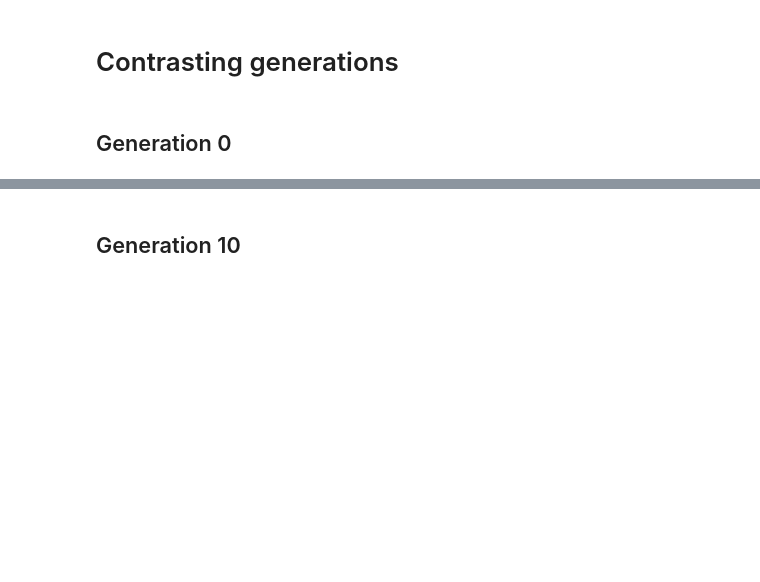
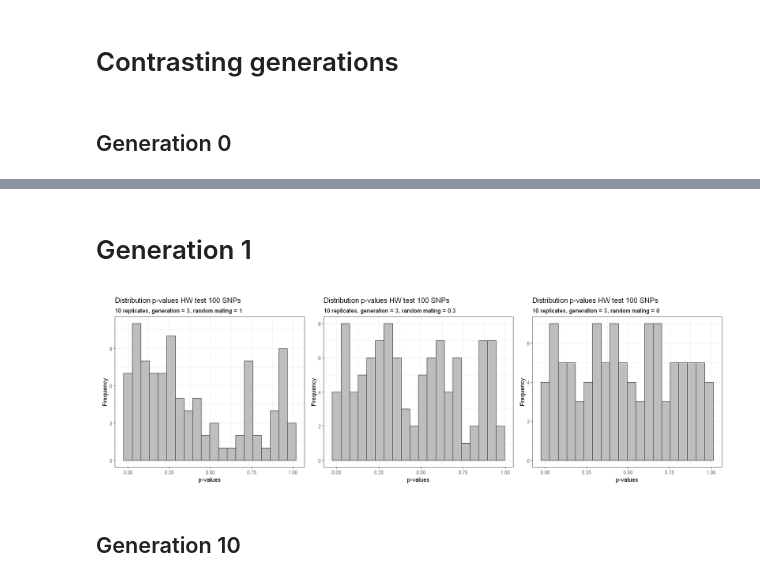
Before and after one commit to sdaza/obesity-dem-heritability, a Jupyter notebook: notebooks/testing-hw-snp-simulation.ipynb, the cells around one changed output, grey strips where cells are left out. Cells and saved outputs as stored; diff of their text form; code cells hidden in the pictures; blank space fills up the shorter version.

```diff
--- a/notebooks/testing-hw-snp-simulation.ipynb
+++ b/notebooks/testing-hw-snp-simulation.ipynb
@@ -131,3 +130,25 @@ wrap_plots(plots)
+# %% [markdown]
+# Generation 1
+# %%
+check_generation = 3
+pvalues1rm0 = getHWsnps(df[generation == check_generation &  random_mating == 0])
+pvalues1rm03 = getHWsnps(df[generation == check_generation &  random_mating == 0.3])
+pvalues1rm1 = getHWsnps(df[generation == check_generation &  random_mating == 1])
+
+
+plots = list()
+vars = c("pvalues1rm1", "pvalues1rm03", "pvalues1rm0")
+values =  c(1, 0.3, 0)
+for (i in 1:3) {
+plots[[i]] = ggplot(data.table(pvalues = get(vars[i])), aes(pvalues)) +
+    geom_histogram(bins = 20, fill="grey", colour="black") + theme_bw() +
+    labs(x = "p-values", y = "Frequency",
+        title = "Distribution p-values HW test 100 SNPs",
+        subtitle = paste0(nrep, " replicates, generation = ", check_generation, ", random mating = ", values[i]))
+}
+wrap_plots(plots)
+# %% [output]
+[figure, added]
 # %% [markdown]
 ## Generation 10
 # %%
```
Also changed, not shown: parts of 15 cells of this notebook.
